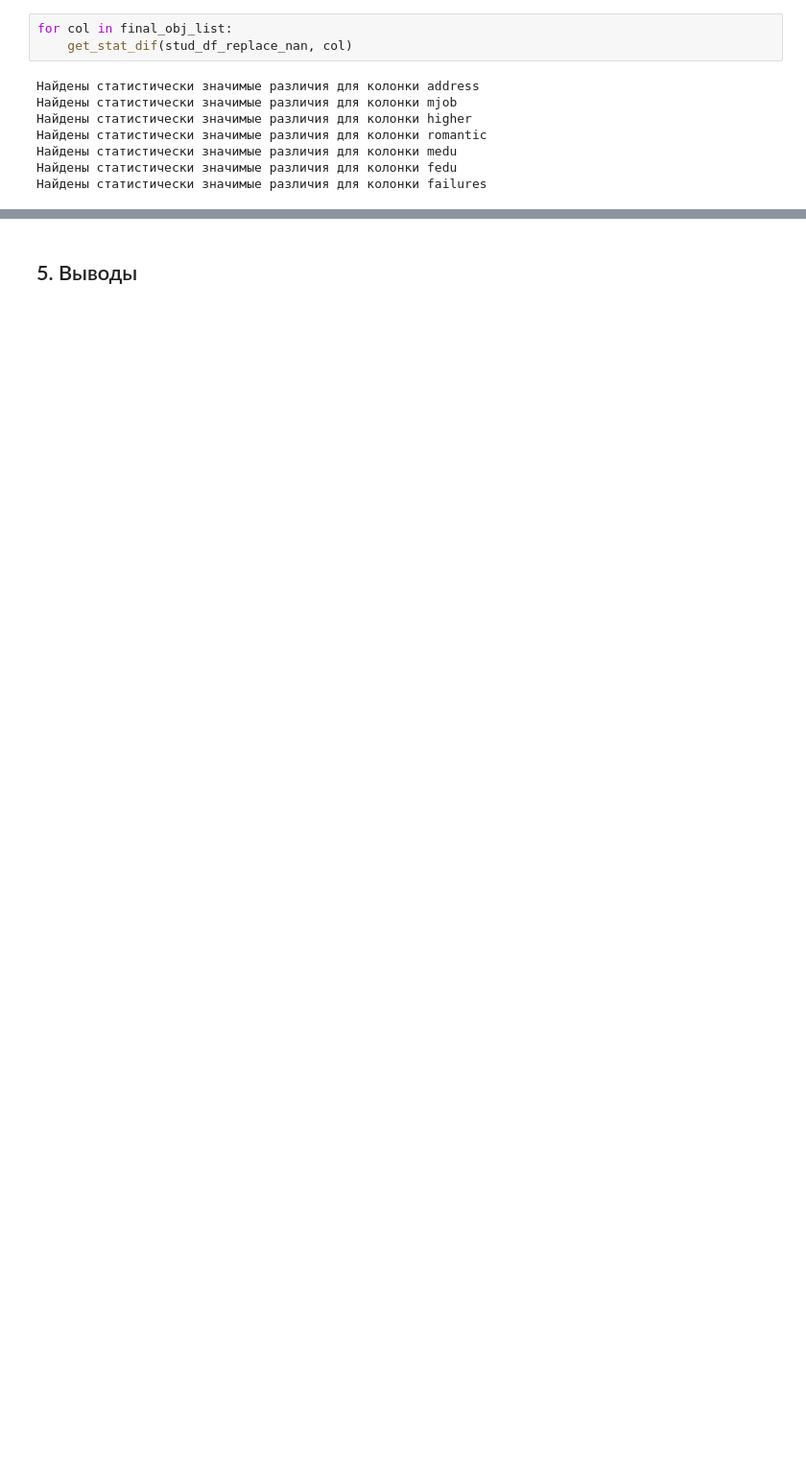
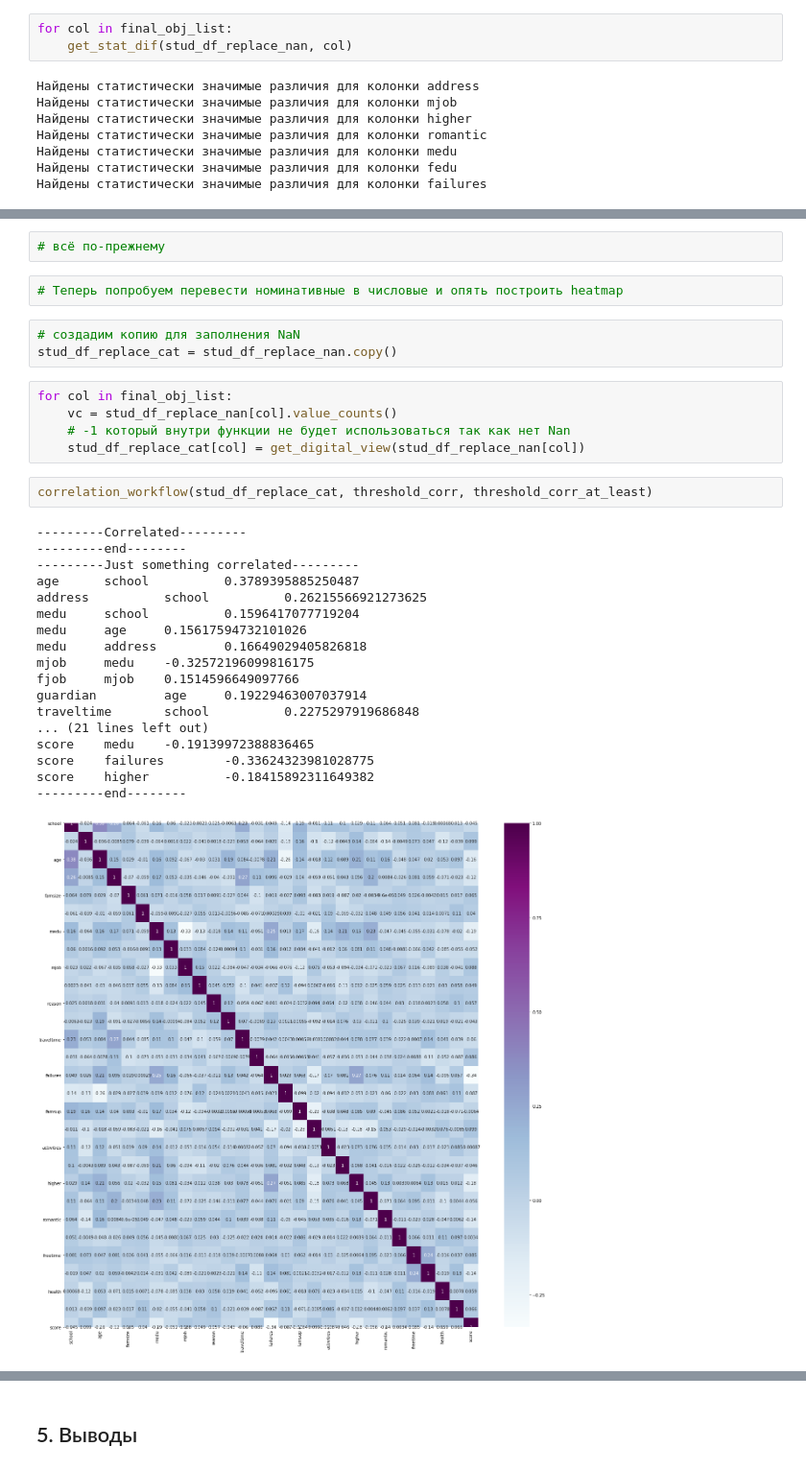
Before and after one commit to M1kaellAli/skcourse_projects, a Jupyter notebook: module_2/unit2.project2.ipynb, the cells around one changed output, grey strips where cells are left out. Shown at 96% size. Saved outputs shown, nothing was run; the diff lists cells and outputs as text; blank space fills up the shorter version.

```diff
--- a/module_2/unit2.project2.ipynb
+++ b/module_2/unit2.project2.ipynb
@@ -1351,0 +1312,33 @@ memory usage: 90.7+ KB
+# %%
+# всё по-прежнему
+# %%
+# Теперь попробуем перевести номинативные в числовые и опять построить heatmap
+# %%
+# создадим копию для заполнения NaN
+stud_df_replace_cat = stud_df_replace_nan.copy()
+# %%
+for col in final_obj_list:
+    vc = stud_df_replace_nan[col].value_counts()
+    # -1 который внутри функции не будет использоваться так как нет Nan
+    stud_df_replace_cat[col] = get_digital_view(stud_df_replace_nan[col])
+# %%
+correlation_workflow(stud_df_replace_cat, threshold_corr, threshold_corr_at_least)
+# %% [output]
+---------Correlated---------
+---------end--------
+---------Just something correlated---------
+age      school          0.3789395885250487
+address          school          0.26215566921273625
+medu     school          0.1596417077719204
+medu     age     0.15617594732101026
+medu     address         0.16649029405826818
+mjob     medu    -0.32572196099816175
+fjob     mjob    0.1514596649097766
+guardian         age     0.19229463007037914
+traveltime       school          0.2275297919686848
+... (21 lines left out)
+score    medu    -0.19139972388836465
+score    failures        -0.33624323981028775
+score    higher          -0.18415892311649382
+---------end--------
+[figure, added]
```
Also changed, not shown: parts of 56 cells of this notebook, 1 other file.
